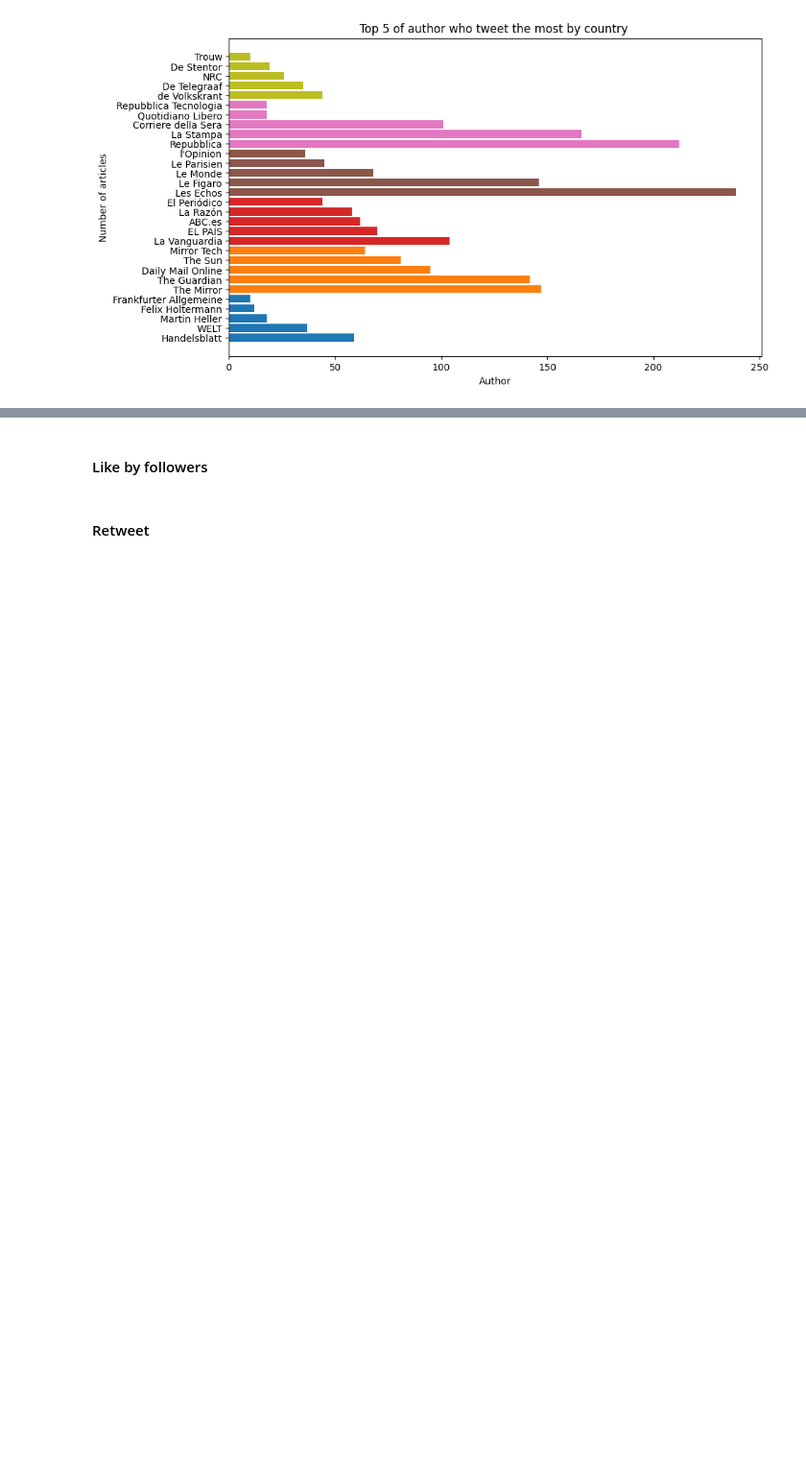
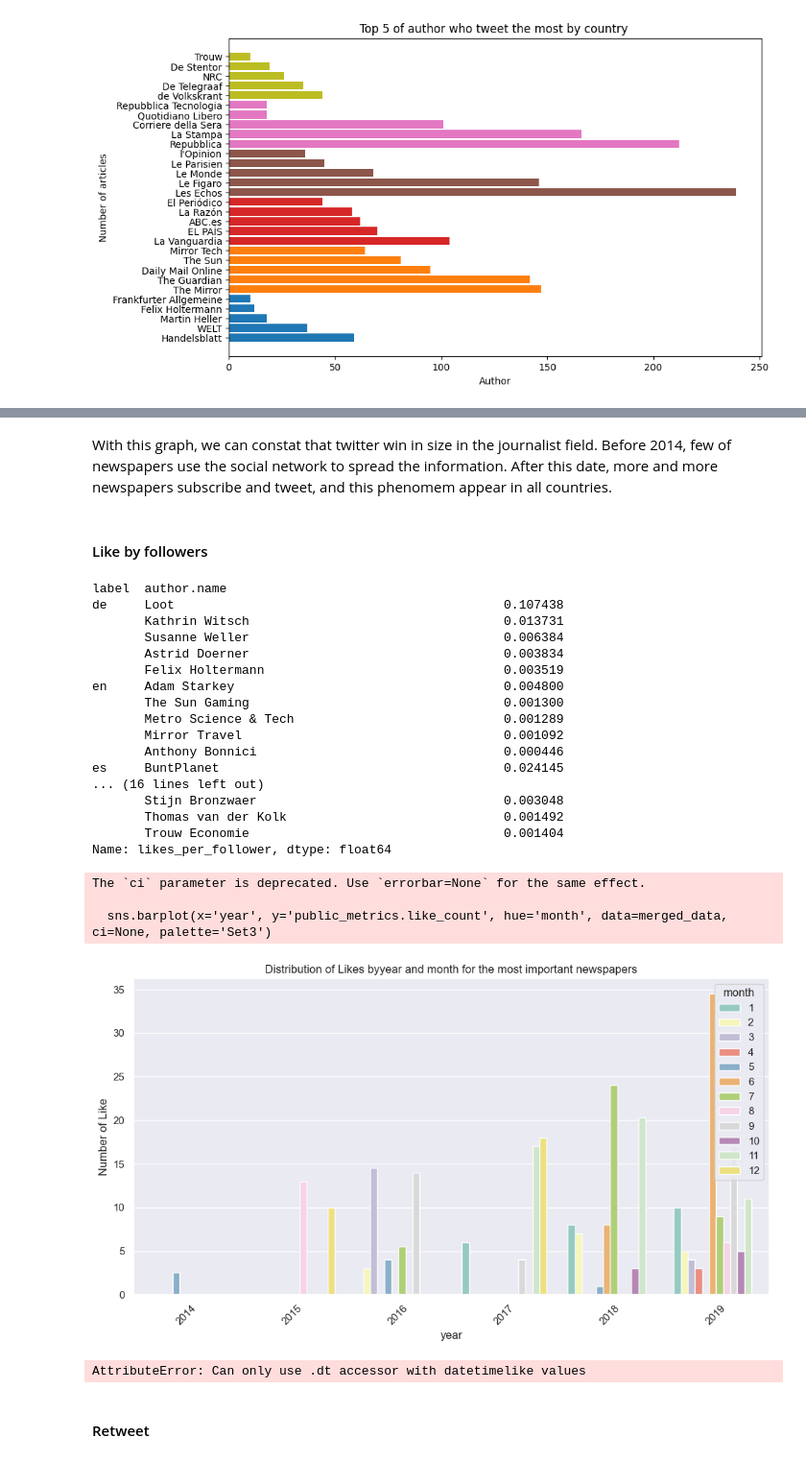
Before and after one commit to jeannepetitdangeon/TransfoML, a Jupyter notebook: Pycodetransfo.ipynb, the cells around one changed output, grey strips where cells are left out. Shown at 96% size. Saved outputs shown, nothing was run; the diff lists cells and outputs as text; code cells hidden in the pictures; blank space fills up the shorter version.

```diff
--- a/Pycodetransfo.ipynb
+++ b/Pycodetransfo.ipynb
@@ -221,3 +278,5 @@ plt.show()
+# %% [markdown]
+With this graph, we can constat that twitter win in size in the journalist field. Before 2014, few of newspapers use the social network to spread the information. After this date, more and more newspapers subscribe and tweet, and this phenomem appear in all countries.
 # %% [markdown]
 #### Like by followers
 # %%
@@ -251,10 +310,10 @@ plt.show()
 
 
 ####like by newspapers by country by newspaper
-data = dat[['public_metrics.like_count', 'author.name', 'label', 'created_at']]
+likes = dat[['public_metrics.like_count', 'author.name', 'label', 'created_at']]
 
 # Compute the number of retweets by year, newpapers and countries
-count_by_year_author_label = data.groupby(['label', 'author.name', dat['created_at'].dt.year])['public_metrics.like_count'].sum().reset_index()
+count_by_year_author_label = likes.groupby(['label', 'author.name', dat['created_at'].dt.year])['public_metrics.like_count'].sum().reset_index()
 
 # Select newspapers which tweet the most
 top_author_per_label = count_by_year_author_label.loc[count_by_year_author_label.groupby('label')['public_metrics.retweet_count'].idxmax()]
@@ -266,36 +325,59 @@ merged_data = pd.merge(data, top_author_per_label[['author.name', 'label']], on=
 sns.set_style("whitegrid")
 sns.set_palette(sns.color_palette("husl", len(top_author_per_label['label'].unique())))
 sns.set(rc={'figure.figsize':(12,8)})
 sns.barplot(x=merged_data['created_at'].dt.year, y=merged_data['public_metrics.like_count'], hue=merged_data['author.name'], palette='husl', ci=None)
 plt.xlabel('Année')
 plt.ylabel('Nombre de retweets')
 plt.title('Distribution des like par année pour chaque journal qui tweet le plus par pays')
 plt.legend(bbox_to_anchor=(1.05, 1), loc=2, borderaxespad=0.)
 plt.show()
 
 
 ####Number of like by year and country
 data = dat[['public_metrics.like_count', 'author.name', 'label', 'created_at']]
 
 # Compute number of retweets by year, newspapers and country
 count_by_year_author_label = data.groupby(['label', 'author.name', dat['created_at'].dt.year])['public_metrics.like_count'].sum().reset_index()
 
 # Select the newspapers which post the most by country
 top_author_per_label = count_by_year_author_label.loc[count_by_year_author_label.groupby('label')['public_metrics.like_count'].idxmax()]
 
 # Merge to keep only newspapers select
 merged_data = pd.merge(data, top_author_per_label[['author.name', 'label']], on=['author.name', 'label'], how='inner')
 
 # Graph specifications
 sns.set_style("whitegrid")
 sns.set_palette(sns.color_palette("husl", len(top_author_per_label['label'].unique())))
 sns.set(rc={'figure.figsize':(12,8)})
 sns.barplot(x=merged_data['created_at'].dt.year, y=merged_data['public_metrics.like_count'], hue=merged_data['author.name'], palette='husl', ci=None)
-plt.xlabel('Année')
-plt.ylabel('Nombre de retweets')
-plt.title('Distribution des like par année pour chaque journal qui tweet le plus par pays')
+plt.xlabel('Year')
+plt.ylabel('Number of retweets')
+plt.title('Distribution of like over time for every newspapers which tweet the most by country')
 plt.legend(bbox_to_anchor=(1.05, 1), loc=2, borderaxespad=0.)
 plt.show()
+# %% [output]
+label  author.name
+de     Loot                                            0.107438
+       Kathrin Witsch                                  0.013731
+       Susanne Weller                                  0.006384
+       Astrid Doerner                                  0.003834
+       Felix Holtermann                                0.003519
+en     Adam Starkey                                    0.004800
+       The Sun Gaming                                  0.001300
+       Metro Science & Tech                            0.001289
+       Mirror Travel                                   0.001092
+       Anthony Bonnici                                 0.000446
+es     BuntPlanet                                      0.024145
+... (16 lines left out)
+       Stijn Bronzwaer                                 0.003048
+       Thomas van der Kolk                             0.001492
+       Trouw Economie                                  0.001404
+Name: likes_per_follower, dtype: float64
+The `ci` parameter is deprecated. Use `errorbar=None` for the same effect.
+
+  sns.barplot(x='year', y='public_metrics.like_count', hue='month', data=merged_data, ci=None, palette='Set3')
+[figure, added]
+AttributeError: Can only use .dt accessor with datetimelike values
 # %% [markdown]
 #### Retweet
 # %%
```
Also changed, not shown: parts of 15 cells of this notebook.
